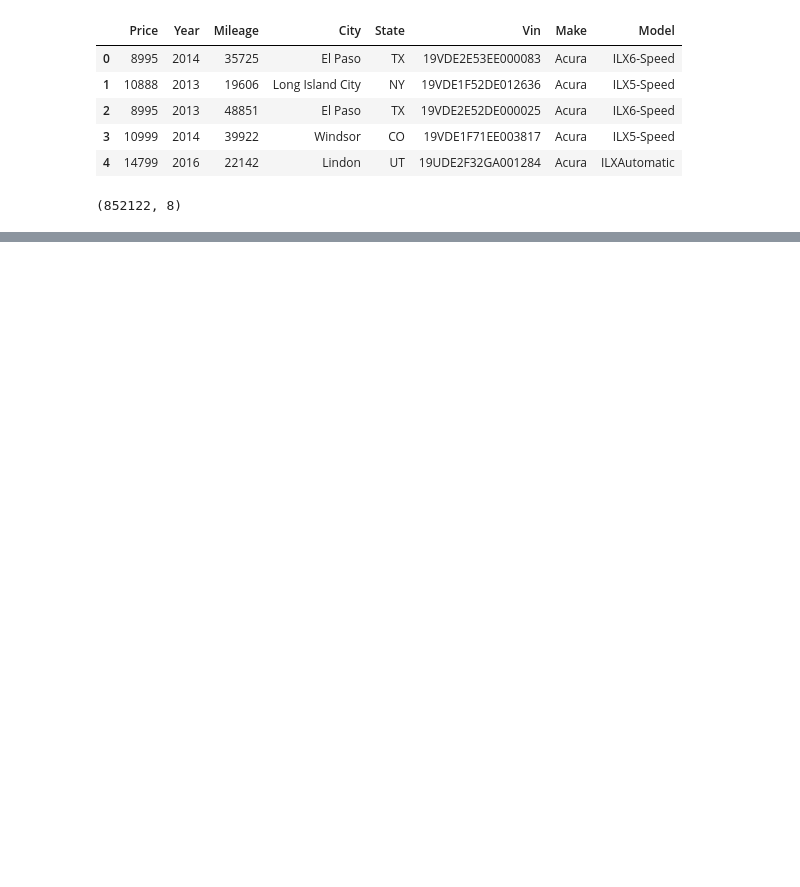
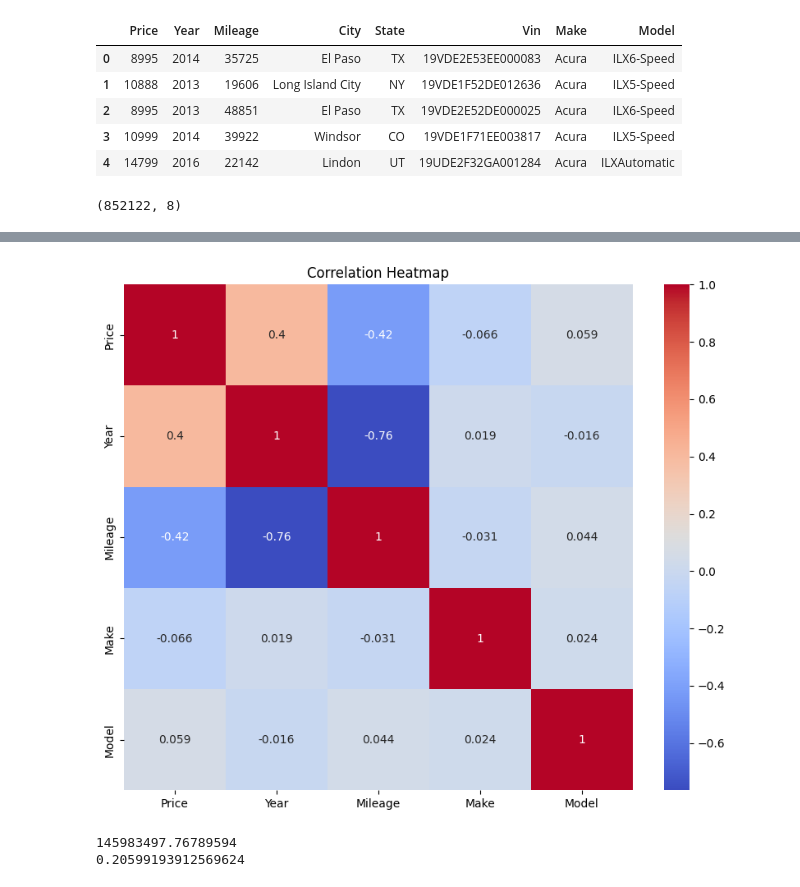
Before and after one commit to SergioChalela/Predicciones-Aguacates, a Jupyter notebook: Fuente.ipynb, the cells around one changed output, grey strips where cells are left out. Drawn from its saved outputs; the diff is of its cells as text; code cells hidden in the pictures; blank space fills up the shorter version.

```diff
--- a/Fuente.ipynb
+++ b/Fuente.ipynb
@@ -17,0 +56,6 @@ df.shape
+# %%
+# borro valores categoricos que no me van a funcionar de mucho
+
+df.drop('City', axis=1, inplace=True)
+df.drop('State', axis=1, inplace=True)
+df.drop('Vin', axis=1, inplace=True)
@@ -17,0 +77,10 @@ df.shape
+# %%
+from sklearn.preprocessing import LabelEncoder
+
+conversion = LabelEncoder()
+
+df["Make"] = conversion.fit_transform(df["Make"])
+df["Model"] = conversion.fit_transform(df["Model"])
+
+df["Make"].head()
+df["Model"].head()
@@ -17,0 +103,9 @@ df.shape
+# %%
+# las distancias son muy largas entonces las dejaremos entre 0 y 1
+from sklearn.preprocessing import MinMaxScaler
+
+normalizacion = MinMaxScaler()
+df[["Mileage"]] = normalizacion.fit_transform(df[["Mileage"]])
+
+
+df.head()
@@ -17,0 +119,38 @@ df.shape
+# %%
+numerical_features = ["Price","Year","Mileage","Make","Model"]
+
+correlation_matrix = df[numerical_features].corr()
+plt.figure(figsize=(10, 8))
+sns.heatmap(correlation_matrix, annot=True, cmap='coolwarm')
+plt.title('Correlation Heatmap')
+plt.show()
+# %% [output]
+[figure, added]
+# %%
+from sklearn.linear_model import LinearRegression
+from sklearn.model_selection import train_test_split
+from sklearn.metrics import mean_squared_error, r2_score
+
+
+X = df.drop('Price', axis=1)
+y = df['Price']
+
+
+X_train, X_test, y_train, y_test = train_test_split(X, y, test_size=0.2, random_state=42)
+
+
+baseline_model = LinearRegression()
+baseline_model.fit(X_train, y_train)
+
+
+y_pred = baseline_model.predict(X_test)
+
+
+MSE = mean_squared_error(y_test, y_pred)
+R2 = r2_score(y_test, y_pred)
+
+print(MSE)
+print(R2)
+# %% [output]
+145983497.76789594
+0.20599193912569624
```
Also changed, not shown: parts of 9 cells of this notebook.
